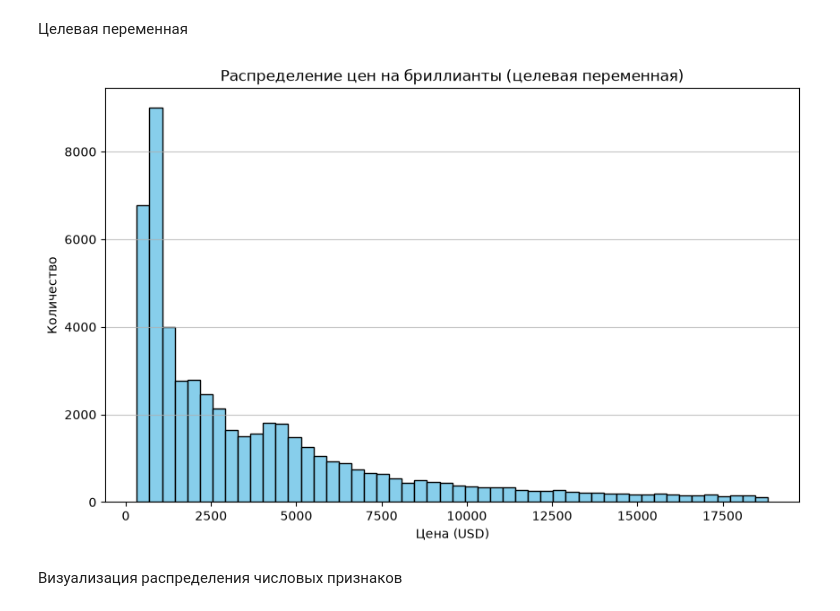
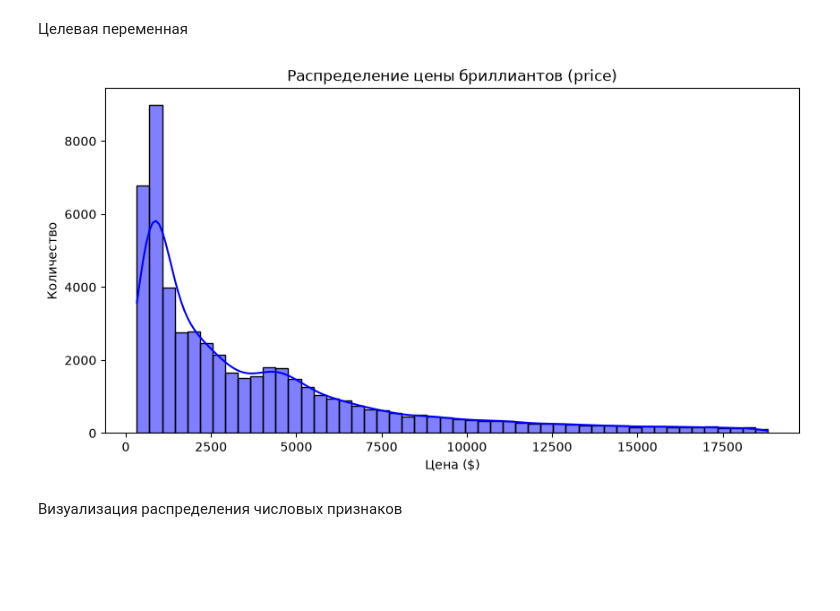
Before and after one commit to violllin/lab1_regression, a Jupyter notebook: lab1.ipynb, the cells around one changed output. Cells and saved outputs as stored; diff of their text form; code cells hidden in the pictures; blank space fills up the shorter version.

```diff
--- a/lab1.ipynb
+++ b/lab1.ipynb
@@ -73,16 +118,14 @@ print(f"Размер датасета после удаления аномали
 # %% [markdown]
 Целевая переменная
 # %%
-plt.figure(figsize=(10, 6))
-
-plt.hist(df['price'], bins=50, color='skyblue', edgecolor='black')
-plt.title('Распределение цен на бриллианты (целевая переменная)')
-plt.xlabel('Цена (USD)')
+plt.figure(figsize=(10, 5))
+sns.histplot(df['price'], bins=50, kde=True, color='blue')
+plt.title('Распределение цены бриллиантов (price)')
+plt.xlabel('Цена ($)')
 plt.ylabel('Количество')
-plt.grid(axis='y', alpha=0.75)
 plt.show()
 # %% [output]
-[figure, old version]
+[figure, new version]
 # %% [markdown]
 Визуализация распределения числовых признаков
 # %%
```
Also changed, not shown: parts of 6 cells of this notebook.
